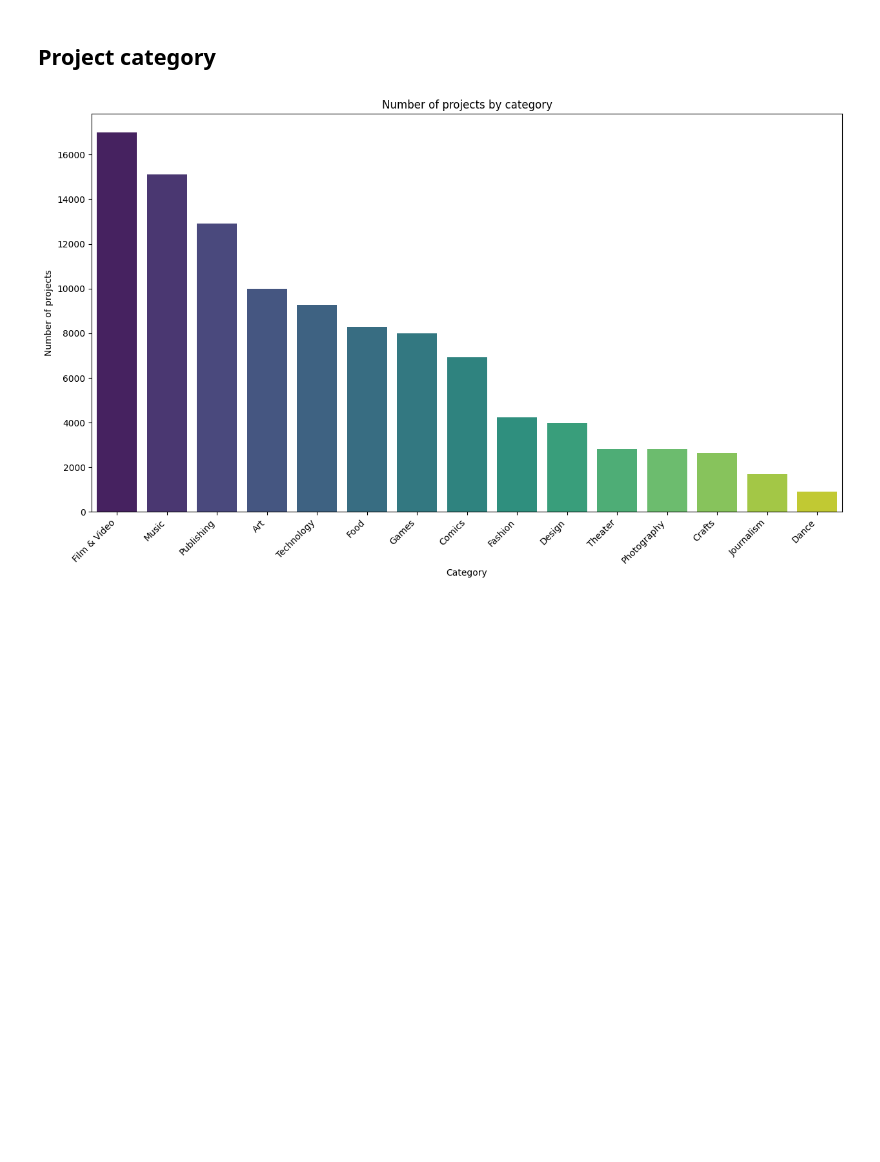
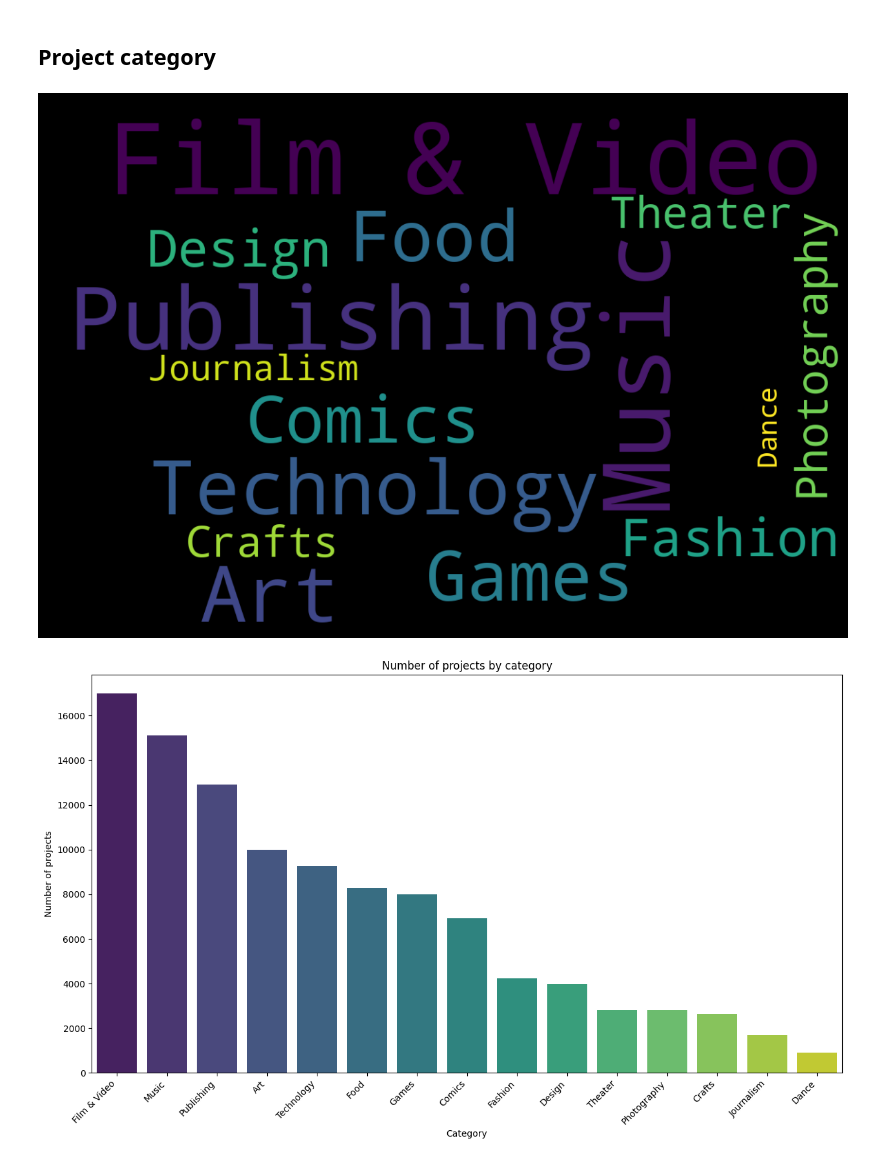
Before and after one commit to louismartino/TA_Group-Project, a Jupyter notebook: data/eda/data_analysis.ipynb, the cells around one changed output. Drawn from its saved outputs; the diff is of its cells as text; code cells hidden in the pictures; blank space fills up the shorter version.

```diff
--- a/data/eda/data_analysis.ipynb
+++ b/data/eda/data_analysis.ipynb
@@ -108,6 +110,49 @@ df["duration"].hist()
 [figure]
 # %% [markdown]
 ## Project category
+# %%
+from wordcloud import WordCloud
+
+# 1. Préparation des données pour le WordCloud
+# On compte les occurrences et on convertit en dictionnaire
+counts_dict = df['category.parent_name'].value_counts().to_dict()
+
+# 2. Gestion personnalisée des couleurs "viridis"
+# On crée une palette discrète basée sur le nombre de catégories triées par taille
+categories_sorted = sorted(counts_dict.keys(), key=lambda x: counts_dict[x], reverse=True)
+num_categories = len(categories_sorted)
+cmap = plt.get_cmap('viridis')
+color_map = {cat: cmap(i / (num_categories - 1)) for i, cat in enumerate(categories_sorted)}
+
+# Fonction de couleur personnalisée pour le WordCloud
+def viridis_color_func(word, font_size, position, orientation, random_state=None, **kwargs):
+    # Récupère la couleur pré-calculée et la convertit en RGB (0-255)
+    rgba_color = color_map.get(word, (1, 1, 1, 1)) # Par défaut blanc si non trouvé
+    return tuple(int(c * 255) for c in rgba_color[:3])
+
+# 3. Génération du WordCloud esthétique
+wc = WordCloud(
+    background_color='black', # Fond noir comme votre exemple
+    color_func=viridis_color_func, # Notre fonction de couleur viridis par catégorie
+    width=1200, height=800, # Résolution
+    max_font_size=150, # Taille max pour la catégorie principale
+    min_font_size=20,  # Taille min pour les petites catégories
+    random_state=42,   # Layout reproductible
+    prefer_horizontal=0.7, # 70% horizontal, 30% vertical (pour l'effet "pas forcément droite")
+    collocations=False # Ne pas répéter les mêmes mots
+)
+
+wc.generate_from_frequencies(counts_dict)
+
+# 4. Affichage et finalisation
+fig, ax = plt.subplots(figsize=(15, 8), facecolor='black')
+ax.imshow(wc, interpolation='bilinear')
+ax.axis('off') # Cache les axes comme sur votre exemple
+
+plt.tight_layout()
+plt.show()
+# %% [output]
+[figure, added]
 # %%
 # # Separated bins
 # plt.figure(figsize=(20, 10))
```
Also changed, not shown: parts of 2 cells of this notebook, 1 other file.
